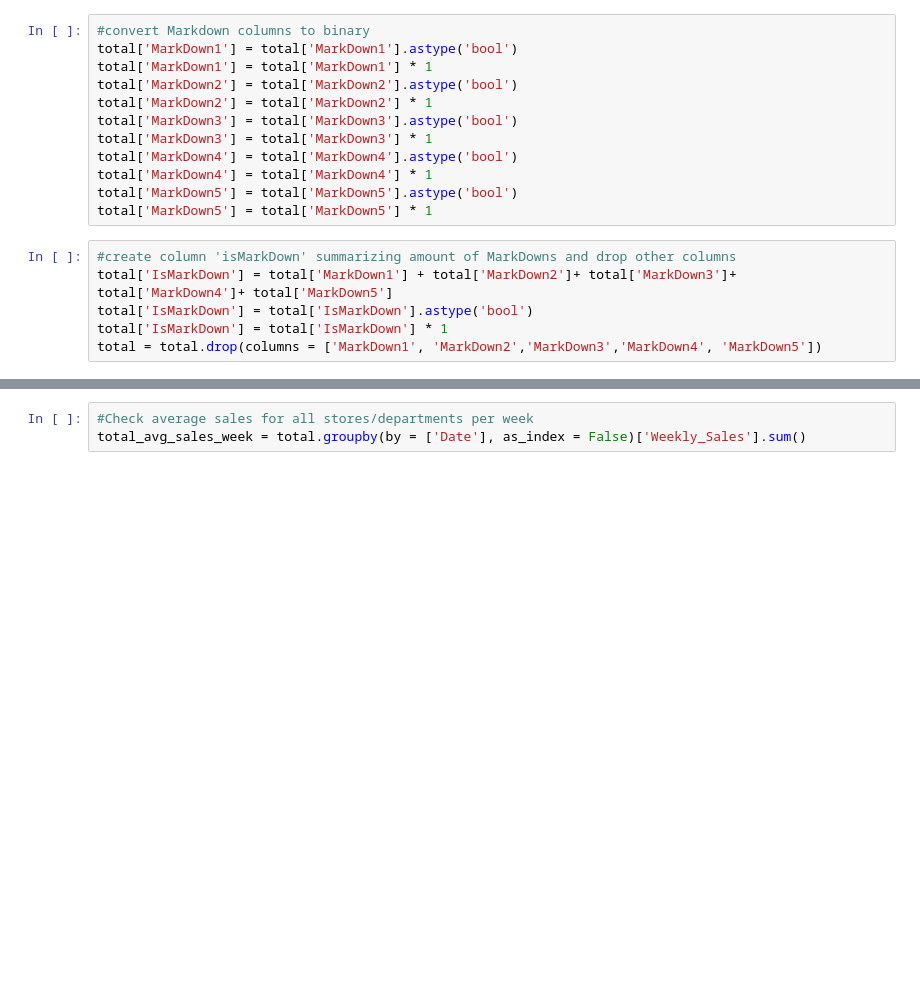
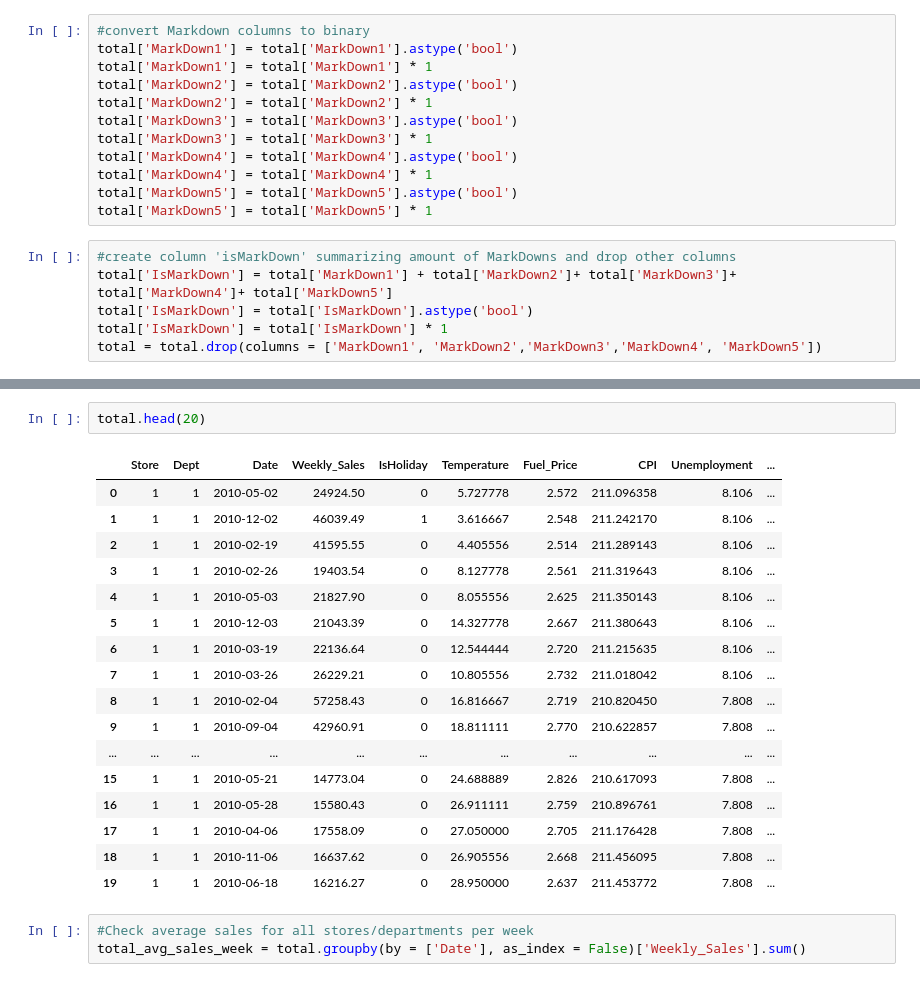
Before and after one commit to jq88712/pyonfire, a Jupyter notebook: Notebooks/Data_Exploration.ipynb, the cells around one changed output, grey strips where cells are left out. Drawn from its saved outputs; the diff is of its cells as text; blank space fills up the shorter version.

```diff
--- a/Notebooks/Data_Exploration.ipynb
+++ b/Notebooks/Data_Exploration.ipynb
@@ -80,3 +70,23 @@ total.describe()
+# %%
+total.head(20)
+# %% [output]
+|  | Store | Dept | Date | Weekly_Sales | IsHoliday | Temperature | Fuel_Price | CPI | Unemployment | ... |
+| 0 | 1 | 1 | 2010-05-02 | 24924.50 | 0 | 5.727778 | 2.572 | 211.096358 | 8.106 | ... |
+| 1 | 1 | 1 | 2010-12-02 | 46039.49 | 1 | 3.616667 | 2.548 | 211.242170 | 8.106 | ... |
+| 2 | 1 | 1 | 2010-02-19 | 41595.55 | 0 | 4.405556 | 2.514 | 211.289143 | 8.106 | ... |
+| 3 | 1 | 1 | 2010-02-26 | 19403.54 | 0 | 8.127778 | 2.561 | 211.319643 | 8.106 | ... |
+| 4 | 1 | 1 | 2010-05-03 | 21827.90 | 0 | 8.055556 | 2.625 | 211.350143 | 8.106 | ... |
+| 5 | 1 | 1 | 2010-12-03 | 21043.39 | 0 | 14.327778 | 2.667 | 211.380643 | 8.106 | ... |
+| 6 | 1 | 1 | 2010-03-19 | 22136.64 | 0 | 12.544444 | 2.720 | 211.215635 | 8.106 | ... |
+| 7 | 1 | 1 | 2010-03-26 | 26229.21 | 0 | 10.805556 | 2.732 | 211.018042 | 8.106 | ... |
+| 8 | 1 | 1 | 2010-02-04 | 57258.43 | 0 | 16.816667 | 2.719 | 210.820450 | 7.808 | ... |
+| 9 | 1 | 1 | 2010-09-04 | 42960.91 | 0 | 18.811111 | 2.770 | 210.622857 | 7.808 | ... |
+| ... | ... | ... | ... | ... | ... | ... | ... | ... | ... | ... |
+| 15 | 1 | 1 | 2010-05-21 | 14773.04 | 0 | 24.688889 | 2.826 | 210.617093 | 7.808 | ... |
+| 16 | 1 | 1 | 2010-05-28 | 15580.43 | 0 | 26.911111 | 2.759 | 210.896761 | 7.808 | ... |
+| 17 | 1 | 1 | 2010-04-06 | 17558.09 | 0 | 27.050000 | 2.705 | 211.176428 | 7.808 | ... |
+| 18 | 1 | 1 | 2010-11-06 | 16637.62 | 0 | 26.905556 | 2.668 | 211.456095 | 7.808 | ... |
+| 19 | 1 | 1 | 2010-06-18 | 16216.27 | 0 | 28.950000 | 2.637 | 211.453772 | 7.808 | ... |
 # %%
 #Check average sales for all stores/departments per week
 total_avg_sales_week = total.groupby(by = ['Date'], as_index = False)['Weekly_Sales'].sum()
```
Also changed, not shown: parts of 2 cells of this notebook.
